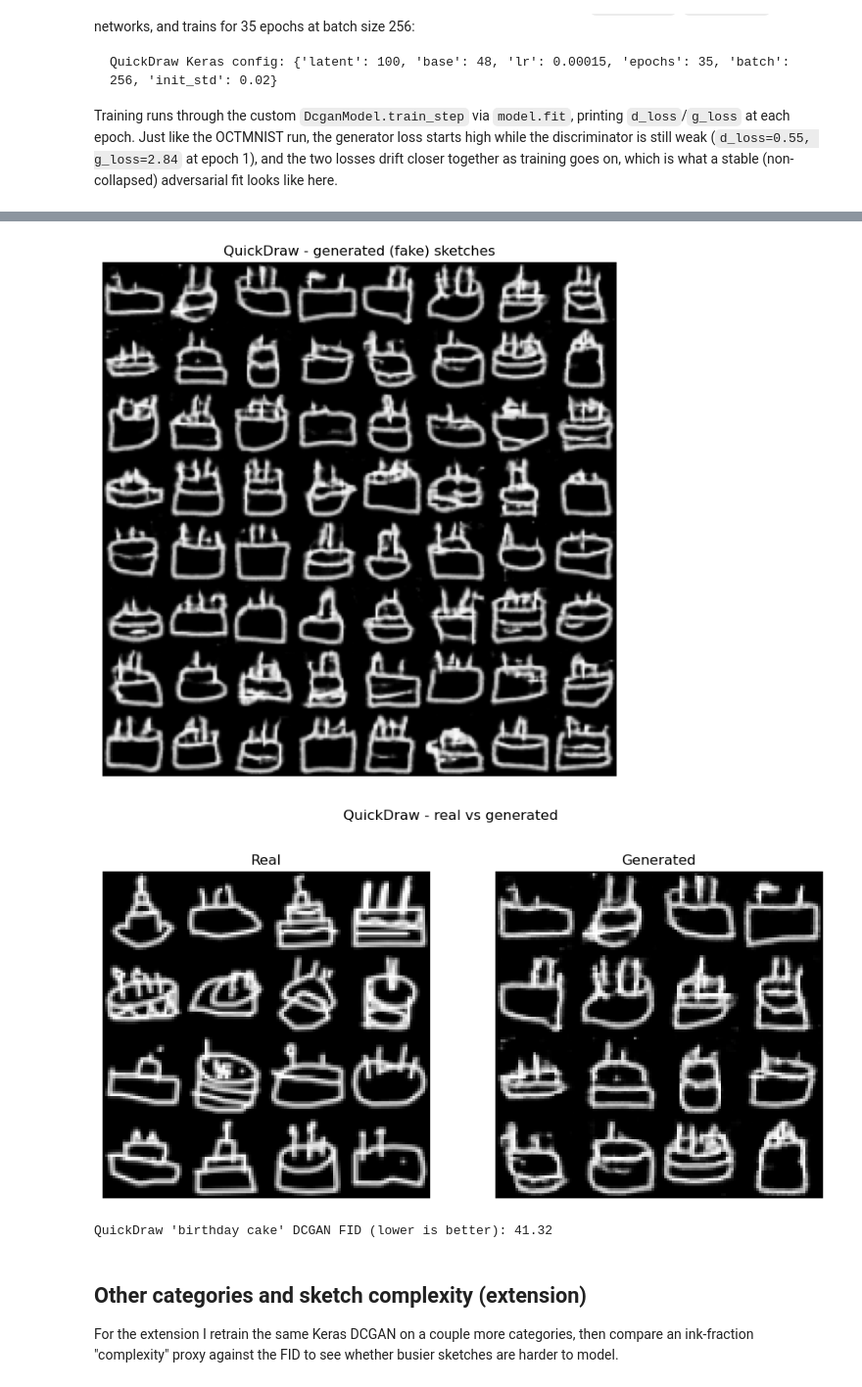
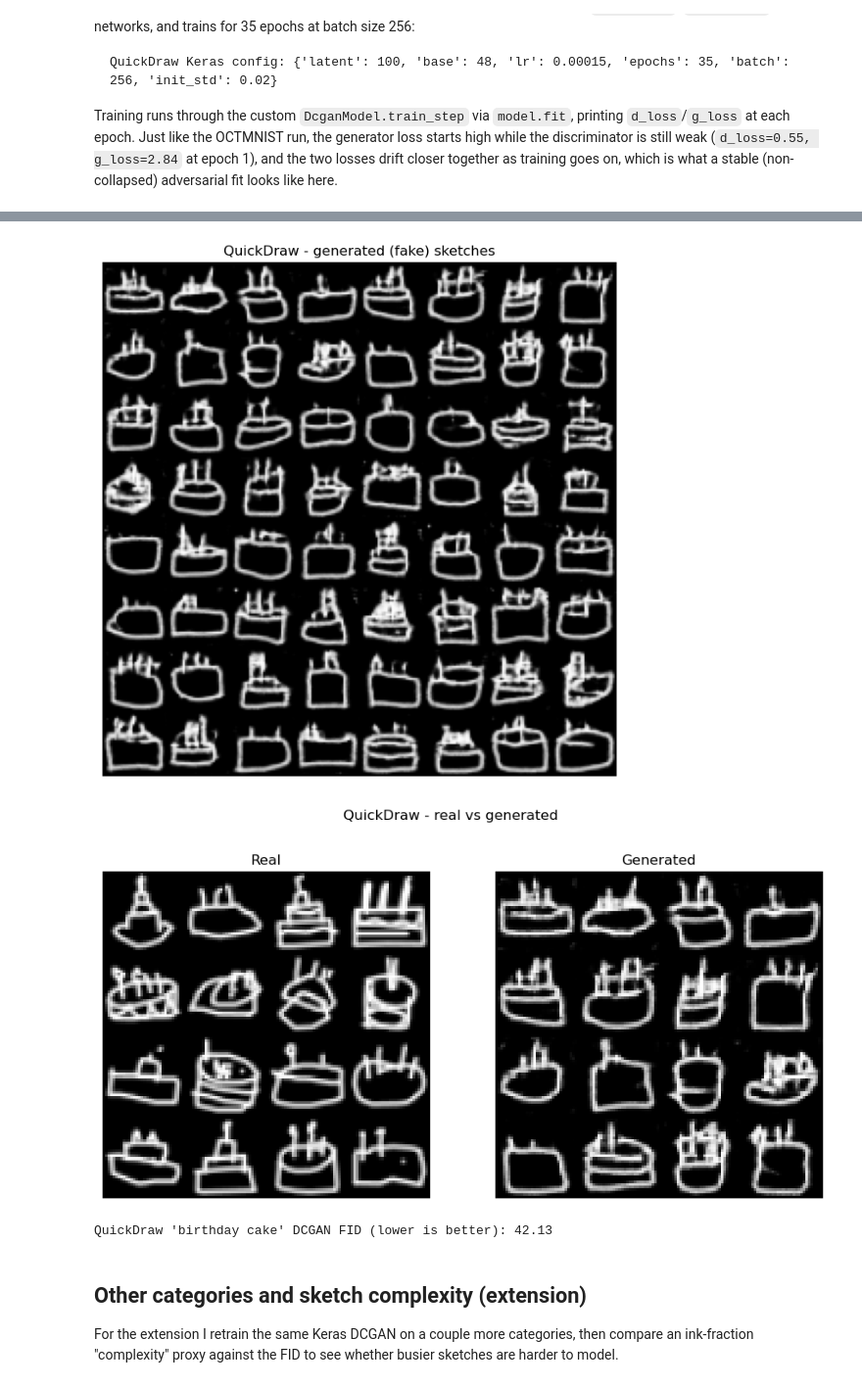
Before and after one commit to nithinreddy2003/GAN_Assignments, a Jupyter notebook: Set 2/GAN_Assignment_Set2_Final.ipynb, the cells around one changed output, grey strips where cells are left out. Shown at 98% size. Cells and saved outputs as stored; diff of their text form; code cells hidden in the pictures.

```diff
--- a/Set 2/GAN_Assignment_Set2_Final.ipynb
+++ b/Set 2/GAN_Assignment_Set2_Final.ipynb
@@ -88,25 +85,25 @@ def configure_global_reproducibility(random_seed: int = GLOBAL_RANDOM_SEED) -> N
     cuDNN is also pinned to deterministic mode, so re-running with the same seed gives
     the same weights and the same FID instead of the usual run-to-run wobble.
     """
+    torch.manual_seed(random_seed)
+    torch.cuda.manual_seed_all(random_seed)
     random.seed(random_seed)
     np.random.seed(random_seed)
-    torch.manual_seed(random_seed)
-    torch.cuda.manual_seed_all(random_seed)
+    torch.backends.cudnn.benchmark = False
     torch.backends.cudnn.deterministic = True
-    torch.backends.cudnn.benchmark = False
 
 
 configure_global_reproducibility()
 
 # use the GPU if there is one, else CPU
-COMPUTE_DEVICE = torch.device("cuda" if torch.cuda.is_available() else "cpu")
+TORCH_DEVICE = torch.device("cuda" if torch.cuda.is_available() else "cpu")
 
 # torch.cuda.is_available() only checks the driver, so it can return True even when
 # the torch build has no kernels for this GPU. That only bites once a kernel runs, so
 # try a tiny op now and drop to CPU with a clear message if it fails.
-if COMPUTE_DEVICE.type == "cuda":
+if TORCH_DEVICE.type == "cuda":
     try:
-        _cuda_probe_result = torch.randn(8, 8, device=COMPUTE_DEVICE) @ torch.randn(8, 8, device=COMPUTE_DEVICE)
+        _cuda_probe_result = torch.randn(8, 8, device=TORCH_DEVICE) @ torch.randn(8, 8, device=TORCH_DEVICE)
         torch.cuda.synchronize()
         del _cuda_probe_result
     except RuntimeError as cuda_probe_error:
@@ -117,15 +114,15 @@ if COMPUTE_DEVICE.type == "cuda":
         print("Falling back to CPU. To use the GPU: enable the GPU accelerator, keep the")
         print("MedMNIST install as --no-deps so torch is not reinstalled, then")
         print("factory-reset the session and re-run.")
-        COMPUTE_DEVICE = torch.device("cpu")
+        TORCH_DEVICE = torch.device("cpu")
 
 # results folder (zipped at the end)
 RESULTS_DIRECTORY = "results"
 os.makedirs(RESULTS_DIRECTORY, exist_ok=True)
 
 print(f"PyTorch version      : {torch.__version__}")
-print(f"Selected compute unit: {COMPUTE_DEVICE}")
-if COMPUTE_DEVICE.type == "cuda":
+print(f"Selected compute unit: {TORCH_DEVICE}")
+if TORCH_DEVICE.type == "cuda":
     for gpu_index in range(torch.cuda.device_count()):
         print(f"  GPU {gpu_index}: {torch.cuda.get_device_name(gpu_index)}")
 print(f"Results directory    : {RESULTS_DIRECTORY}")
@@ -477,7 +466,7 @@ def train_two_dimensional_gan(
     batch_size: int = 256,
     learning_rate: float = 2e-4,
     adam_betas: tuple[float, float] = (0.5, 0.999),
-    device: torch.device = COMPUTE_DEVICE,
+    device: torch.device = TORCH_DEVICE,
     logging_interval: int = 2000,
 ) -> tuple[TwoDimensionalGenerator, list[float], list[float]]:
     """Train a 2D GAN; return (generator, discriminator_losses, generator_losses)."""
@@ -528,7 +517,7 @@ def train_two_dimensional_gan(
 @torch.no_grad()
 def draw_generated_2d_samples(
     generator: TwoDimensionalGenerator, architecture: ArchitectureConfiguration,
-    number_of_samples: int, device: torch.device = COMPUTE_DEVICE,
+    number_of_samples: int, device: torch.device = TORCH_DEVICE,
 ) -> np.ndarray:
     """Sample points from a trained 2D generator as a NumPy array."""
     generator.eval()
@@ -548,8 +537,6 @@ def plot_real_versus_generated_2d(
     plt.title(plot_title)
     plt.xlabel("x"); plt.ylabel("y"); plt.legend(loc="upper right"); plt.grid(alpha=0.2)
     plt.gca().set_aspect("equal", adjustable="datalim")
-    if output_path:
-        plt.savefig(output_path, dpi=150, bbox_inches="tight")
     plt.show()
 # %% [markdown]
 ## Task 1: reproduce the sine-wave GAN
@@ -1868,8 +1835,6 @@ def montage(images_signed, title, path=None, per_row=8):
         canvas[r * 32:(r + 1) * 32, c * 32:(c + 1) * 32] = grid[i, :, :, 0]
     plt.figure(figsize=(per_row, rows))
     plt.imshow(canvas, cmap="gray"); plt.title(title); plt.axis("off")
-    if path:
-        plt.savefig(path, dpi=150, bbox_inches="tight")
     plt.show()
 
 
@@ -1883,8 +1848,6 @@ def side_by_side(real_signed, fake_signed, title, path=None, shown=16):
             canvas[r * 32:(r + 1) * 32, c * 32:(c + 1) * 32] = grid[i, :, :, 0]
         axis.imshow(canvas, cmap="gray"); axis.set_title(name); axis.axis("off")
     figure.suptitle(title)
-    if path:
-        figure.savefig(path, dpi=150, bbox_inches="tight")
     plt.show()
 
 
@@ -1902,8 +1865,6 @@ def show_progression(snapshots, title, path=None):
             canvas[r * 32:(r + 1) * 32, c * 32:(c + 1) * 32] = grid[i, :, :, 0]
         axis.imshow(canvas, cmap="gray"); axis.set_title(f"epoch {epoch}"); axis.axis("off")
     figure.suptitle(title)
-    if path:
-        figure.savefig(path, dpi=150, bbox_inches="tight")
     plt.show()
 # %% [markdown]
 # Part 2.3 - Creative AI: QuickDraw 'birthday cake' DCGAN (Keras, `Model.fit`)
@@ -1939,12 +1900,12 @@ There are nearly 145,000 sketches available, which is far more than I need, so I
 # %%
 import urllib.request
 
-QUICKDRAW_DIR = os.path.join(KERAS_RESULTS_DIR, "quickdraw")
-os.makedirs(QUICKDRAW_DIR, exist_ok=True)
+QD_CACHE_DIR = os.path.join(KERAS_RESULTS_DIR, "quickdraw")
+os.makedirs(QD_CACHE_DIR, exist_ok=True)
 
 def fetch_category(name):
     """Fetch one QuickDraw numpy-bitmap category as (N, 28, 28) uint8. Needs internet."""
-    target = os.path.join(QUICKDRAW_DIR, name.replace(" ", "_") + ".npy")
+    target = os.path.join(QD_CACHE_DIR, name.replace(" ", "_") + ".npy")
     if not os.path.exists(target):
         source = "https://storage.googleapis.com/quickdraw_dataset/full/numpy_bitmap/" + name.replace(" ", "%20") + ".npy"
         print("fetching", name)
@@ -1954,7 +1915,7 @@ def fetch_category(name):
     return np.load(target).reshape(-1, 28, 28)
 
 
-def ink_fraction(images_uint8, threshold=50):
+def ink_ratio(images_uint8, threshold=50):
     """Mean fraction of inked pixels, used as a rough complexity proxy."""
     return float((images_uint8 > threshold).mean())
 
@@ -1962,7 +1923,7 @@ def ink_fraction(images_uint8, threshold=50):
 cake_uint8 = fetch_category("birthday cake")
 print("birthday cake sketches:", cake_uint8.shape)
 montage(images_from_uint8(cake_uint8[:64]), "QuickDraw 'birthday cake' - real sketches",
-        os.path.join(KERAS_RESULTS_DIR, "quickdraw_real_samples.png"))
+        None)
 # %% [output]
 fetching birthday cake
 birthday cake sketches: (144982, 28, 28)
@@ -2061,9 +2021,9 @@ fid_scorer = InceptionFidScorer()
 
 cake_fake = cake_gan.synthesize(CAKE_FID_SAMPLES)
 montage(cake_fake[:64], "QuickDraw - generated (fake) sketches",
-        os.path.join(KERAS_RESULTS_DIR, "quickdraw_fake_samples.png"))
+        None)
 side_by_side(images_from_uint8(cake_uint8[:16]), cake_fake[:16],
-             "QuickDraw - real vs generated", os.path.join(KERAS_RESULTS_DIR, "quickdraw_real_vs_fake.png"))
+             "QuickDraw - real vs generated", None)
 
 cake_fid_idx = np.random.permutation(len(cake_uint8))[:CAKE_FID_SAMPLES]
 cake_fid = fid_scorer.score(unit_from_signed(images_from_uint8(cake_uint8[cake_fid_idx])),
@@ -2075,6 +2033,6 @@ Downloading data from https://storage.googleapis.com/tensorflow/keras-applicatio
-[figure, old version]
+[figure, new version]
-[figure, old version]
+[figure, new version]
-QuickDraw 'birthday cake' DCGAN FID (lower is better): 41.32
+QuickDraw 'birthday cake' DCGAN FID (lower is better): 42.13
 # %% [markdown]
 ## Other categories and sketch complexity (extension)
 
```
Also changed, not shown: parts of 37 cells of this notebook.
